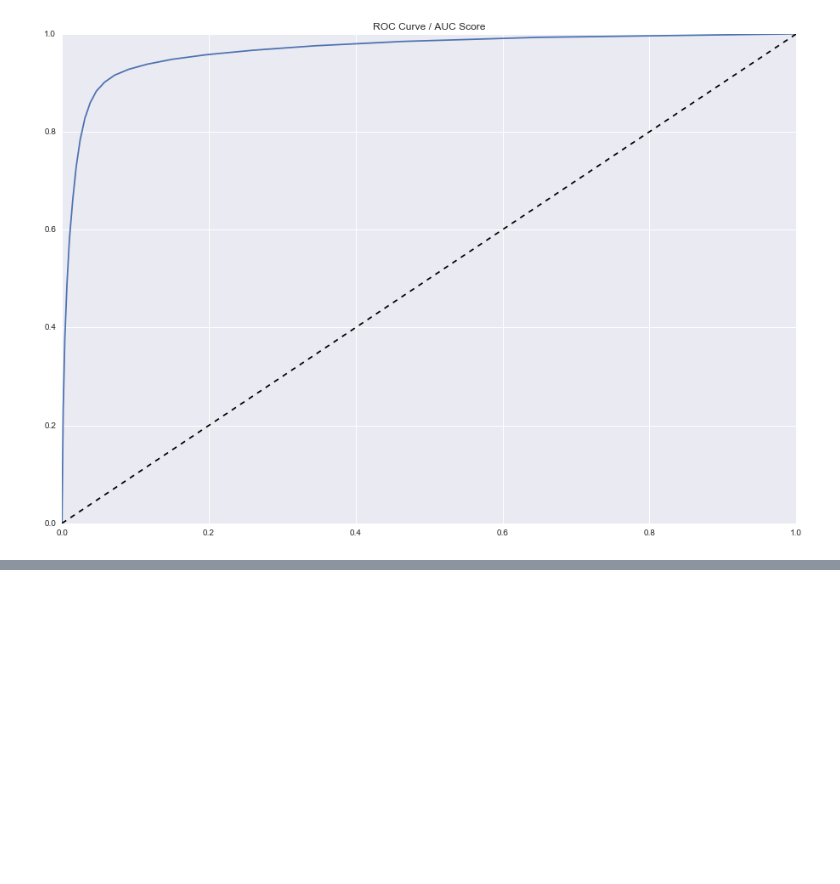
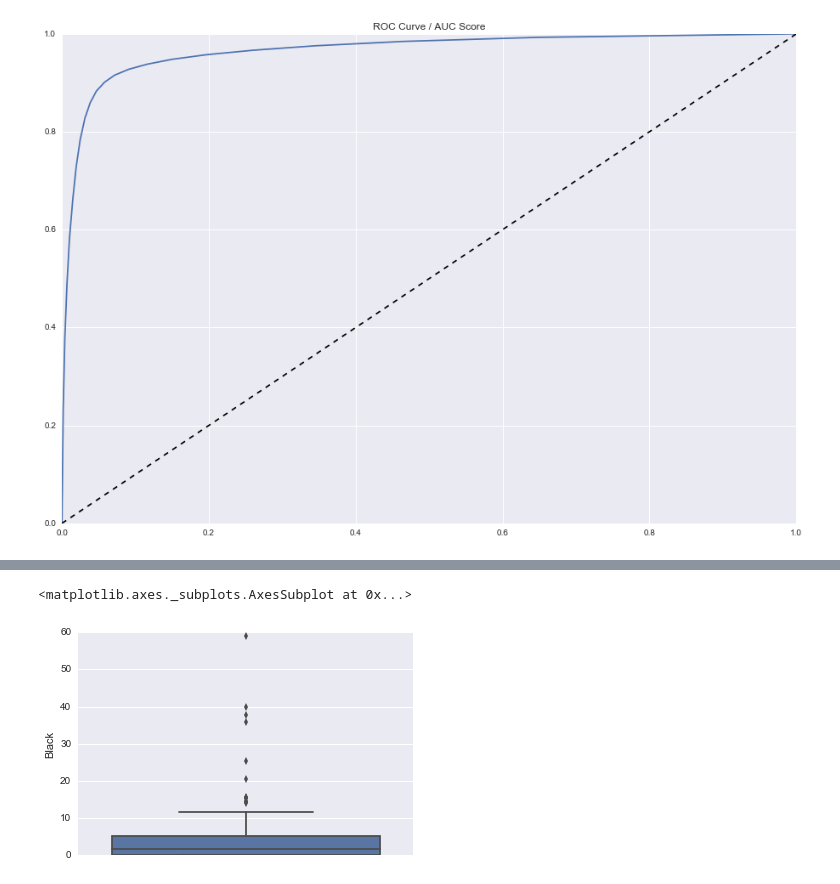
Before and after one commit to aaharrison/GeneralAssembly, a Jupyter notebook: Capstone/Traffic Stop Capstone Analysis.ipynb, the cells around one changed output, grey strips where cells are left out. Cells and saved outputs as stored; diff of their text form; code cells hidden in the pictures; blank space fills up the shorter version.

```diff
--- a/Capstone/Traffic Stop Capstone Analysis.ipynb
+++ b/Capstone/Traffic Stop Capstone Analysis.ipynb
@@ -1626,4 +1662,9 @@ axis.plot([0,.2, .4, .6, .8, 1],[0, .2, .4, .6, .8, 1], "--k")
 # %%
-# tableau = df.groupby("Unique ID")[["ProfileNo"]].count()
+tableau = df.groupby("Unique ID")[["ProfileNo"]].count()
 tableau = tableau.join(df.groupby("Unique ID")[["Lat", "Long", "Per Capita Income","White", "Black", "Hispanic",
                                       "Asian", "Native", "Other"]].mean()).fillna(0)
+# %%
+sns.boxplot(tableau["Black"], orient = "vertical")
+# %% [output]
+<matplotlib.axes._subplots.AxesSubplot at 0x...>
+[figure, added]
```
Also changed, not shown: parts of 20 cells of this notebook, 1 other file.
